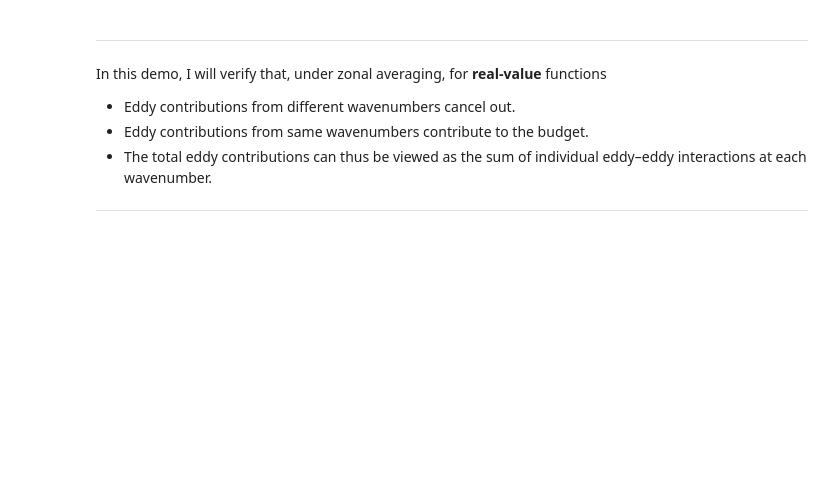
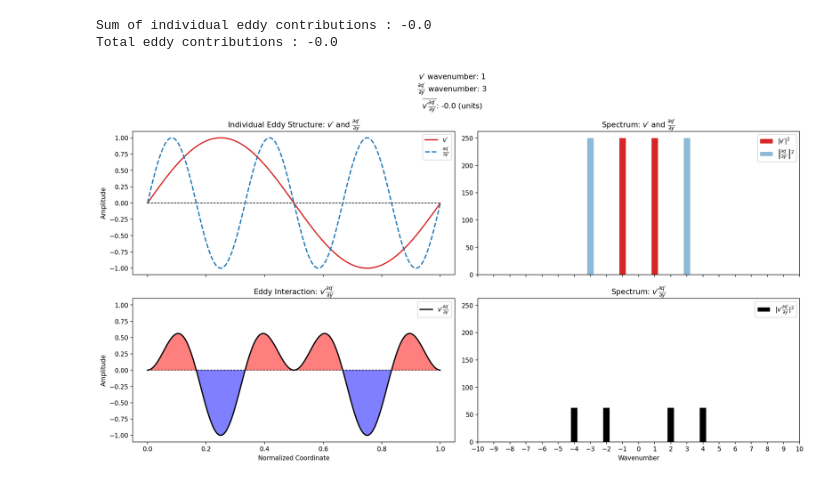
Before and after one commit to PeterLin54088/Miscellaneous, a Jupyter notebook: Example-EddyInteraction.ipynb, the cells around one changed output. Cells and saved outputs as stored; diff of their text form; code cells hidden in the pictures; blank space fills up the shorter version.

Commit message:
style: polish markdown and functions

```diff
--- a/Example-EddyInteraction.ipynb
+++ b/Example-EddyInteraction.ipynb
@@ -75,8 +117 @@ $$
-# %% [markdown]
----
-In this demo, I will verify that, under zonal averaging, for **real-value** functions
-- Eddy contributions from different wavenumbers cancel out.
-- Eddy contributions from same wavenumbers contribute to the budget.
-- The total eddy contributions can thus be viewed as the sum of individual eddy–eddy interactions at each wavenumber.
----
 # %%
@@ -228,0 +325,12 @@ display_eddy_contribution_under_zonal_mean(2,2)
+# %%
+# Eddy contributions from different wavenumbers cancel out.
+k1 = 1
+k2 = 3
+display_eddy_contribution_under_zonal_mean(
+    velocity_wavenumber=k1, quantity_gradient_wavenumber=k2
+)
+display_eddy_structure(velocity_wavenumber=k1, quantity_gradient_wavenumber=k2)
+# %% [output]
+Sum of individual eddy contributions : -0.0
+Total eddy contributions : -0.0
+[figure, added]
```
Also changed, not shown: parts of 7 cells of this notebook.
